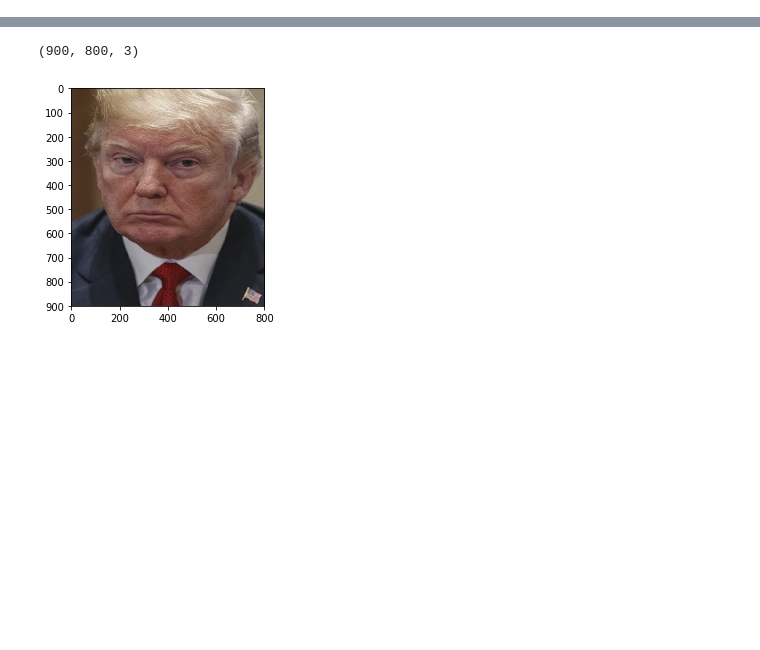
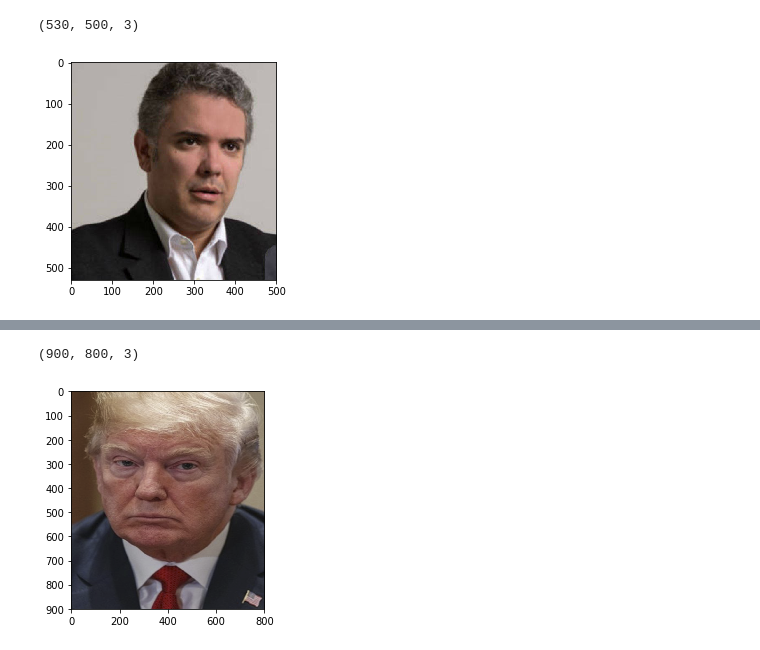
Before and after one commit to mneira10/IBIO4490, a Jupyter notebook: 04-Hybrid/Solucion.ipynb, the cells around one changed output, grey strips where cells are left out. Cells and saved outputs as stored; diff of their text form; code cells hidden in the pictures; blank space fills up the shorter version.

```diff
--- a/04-Hybrid/Solucion.ipynb
+++ b/04-Hybrid/Solucion.ipynb
@@ -7,0 +9,9 @@ from matplotlib.colors import LogNorm
+# %%
+im = cv2.imread('./imgs/duque.jpg')
+duque = cv2.cvtColor(im, cv2.COLOR_BGR2RGB)
+print(duque.shape)
+plt.imshow(duque)
+plt.show()
+# %% [output]
+(530, 500, 3)
+[figure, added]
```
Also changed, not shown: parts of 22 cells of this notebook, 4 other files.
